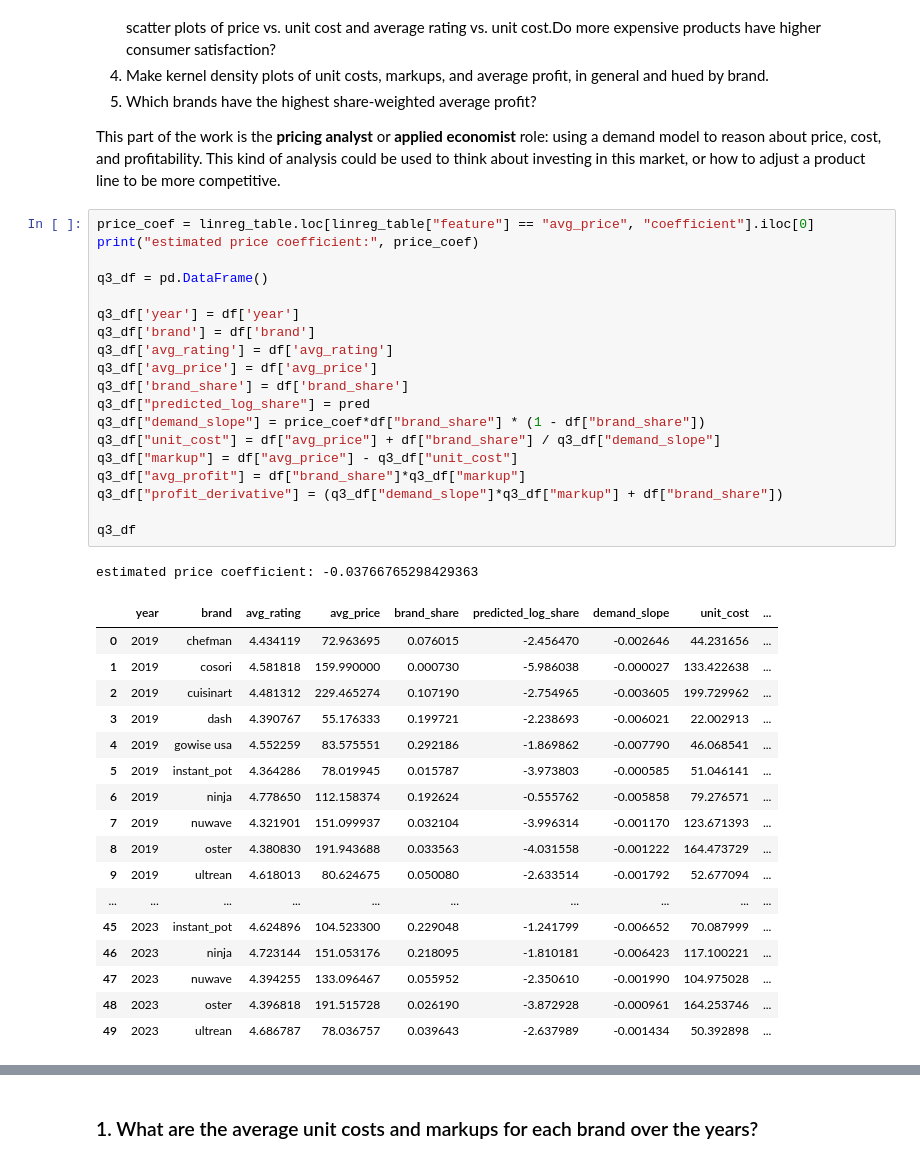
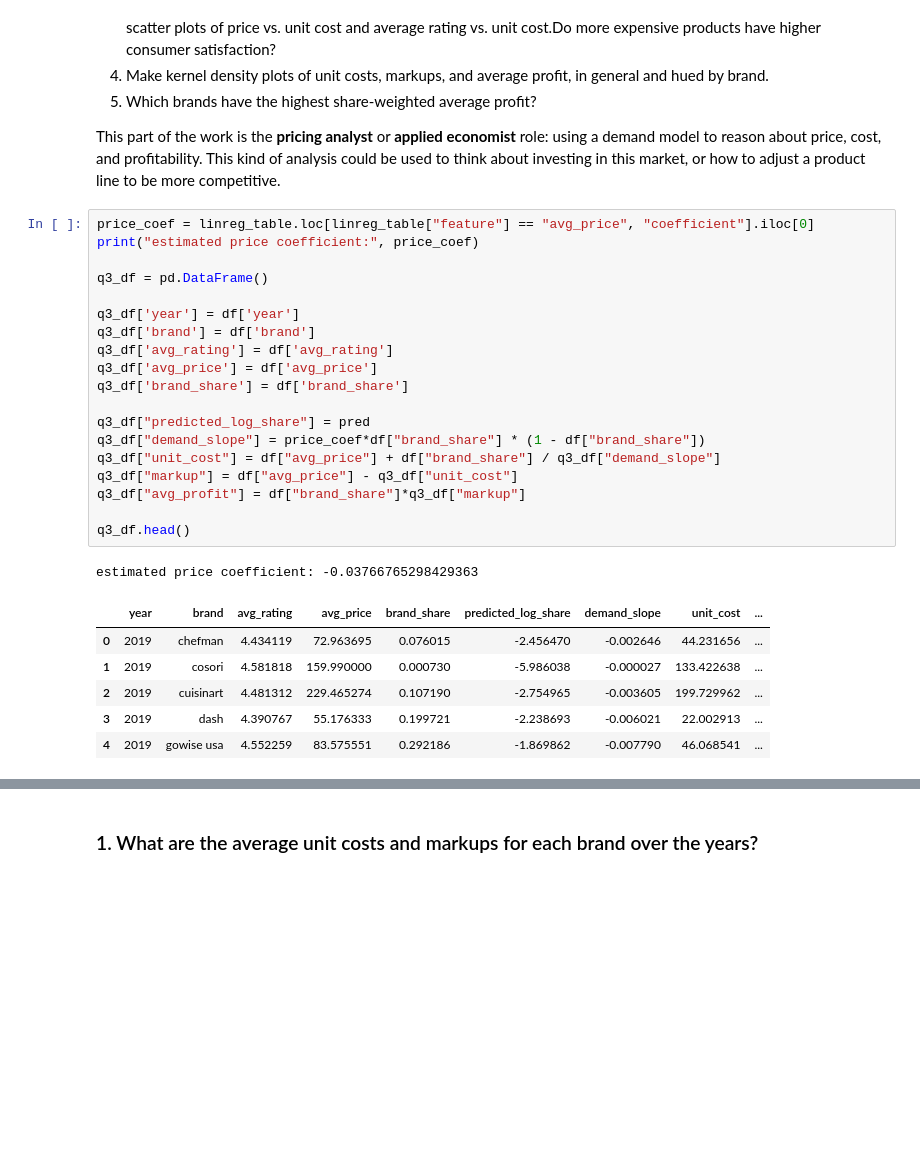
Before and after one commit to swt2vv/undergrad_ml_assignments, a Jupyter notebook: demand_est_project/demand_estimation_lab.ipynb, the cells around one changed output, grey strips where cells are left out. Saved outputs shown, nothing was run; the diff lists cells and outputs as text; blank space fills up the shorter version.

```diff
--- a/demand_est_project/demand_estimation_lab.ipynb
+++ b/demand_est_project/demand_estimation_lab.ipynb
@@ -337,38 +320,27 @@ This part of the work is the **pricing analyst** or **applied economist** role:
 # %%
 price_coef = linreg_table.loc[linreg_table["feature"] == "avg_price", "coefficient"].iloc[0]
 print("estimated price coefficient:", price_coef)
 
 q3_df = pd.DataFrame()
 
 q3_df['year'] = df['year']
 q3_df['brand'] = df['brand']
 q3_df['avg_rating'] = df['avg_rating']
 q3_df['avg_price'] = df['avg_price']
 q3_df['brand_share'] = df['brand_share']
+
 q3_df["predicted_log_share"] = pred
 q3_df["demand_slope"] = price_coef*df["brand_share"] * (1 - df["brand_share"])
 q3_df["unit_cost"] = df["avg_price"] + df["brand_share"] / q3_df["demand_slope"]
 q3_df["markup"] = df["avg_price"] - q3_df["unit_cost"]
 q3_df["avg_profit"] = df["brand_share"]*q3_df["markup"]
-q3_df["profit_derivative"] = (q3_df["demand_slope"]*q3_df["markup"] + df["brand_share"])
 
-q3_df
+q3_df.head()
 # %% [output]
 estimated price coefficient: -0.03766765298429363
 |  | year | brand | avg_rating | avg_price | brand_share | predicted_log_share | demand_slope | unit_cost | ... |
 | 0 | 2019 | chefman | 4.434119 | 72.963695 | 0.076015 | -2.456470 | -0.002646 | 44.231656 | ... |
 | 1 | 2019 | cosori | 4.581818 | 159.990000 | 0.000730 | -5.986038 | -0.000027 | 133.422638 | ... |
 | 2 | 2019 | cuisinart | 4.481312 | 229.465274 | 0.107190 | -2.754965 | -0.003605 | 199.729962 | ... |
 | 3 | 2019 | dash | 4.390767 | 55.176333 | 0.199721 | -2.238693 | -0.006021 | 22.002913 | ... |
 | 4 | 2019 | gowise usa | 4.552259 | 83.575551 | 0.292186 | -1.869862 | -0.007790 | 46.068541 | ... |
-| 5 | 2019 | instant_pot | 4.364286 | 78.019945 | 0.015787 | -3.973803 | -0.000585 | 51.046141 | ... |
-| 6 | 2019 | ninja | 4.778650 | 112.158374 | 0.192624 | -0.555762 | -0.005858 | 79.276571 | ... |
-| 7 | 2019 | nuwave | 4.321901 | 151.099937 | 0.032104 | -3.996314 | -0.001170 | 123.671393 | ... |
-| 8 | 2019 | oster | 4.380830 | 191.943688 | 0.033563 | -4.031558 | -0.001222 | 164.473729 | ... |
-| 9 | 2019 | ultrean | 4.618013 | 80.624675 | 0.050080 | -2.633514 | -0.001792 | 52.677094 | ... |
-| ... | ... | ... | ... | ... | ... | ... | ... | ... | ... |
-| 45 | 2023 | instant_pot | 4.624896 | 104.523300 | 0.229048 | -1.241799 | -0.006652 | 70.087999 | ... |
-| 46 | 2023 | ninja | 4.723144 | 151.053176 | 0.218095 | -1.810181 | -0.006423 | 117.100221 | ... |
-| 47 | 2023 | nuwave | 4.394255 | 133.096467 | 0.055952 | -2.350610 | -0.001990 | 104.975028 | ... |
-| 48 | 2023 | oster | 4.396818 | 191.515728 | 0.026190 | -3.872928 | -0.000961 | 164.253746 | ... |
-| 49 | 2023 | ultrean | 4.686787 | 78.036757 | 0.039643 | -2.637989 | -0.001434 | 50.392898 | ... |
```
Also changed, not shown: parts of 5 cells of this notebook.
